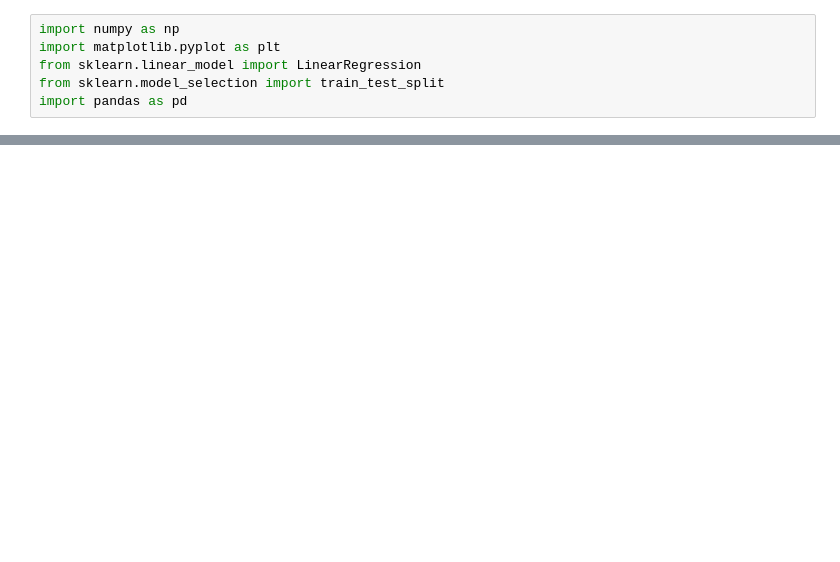
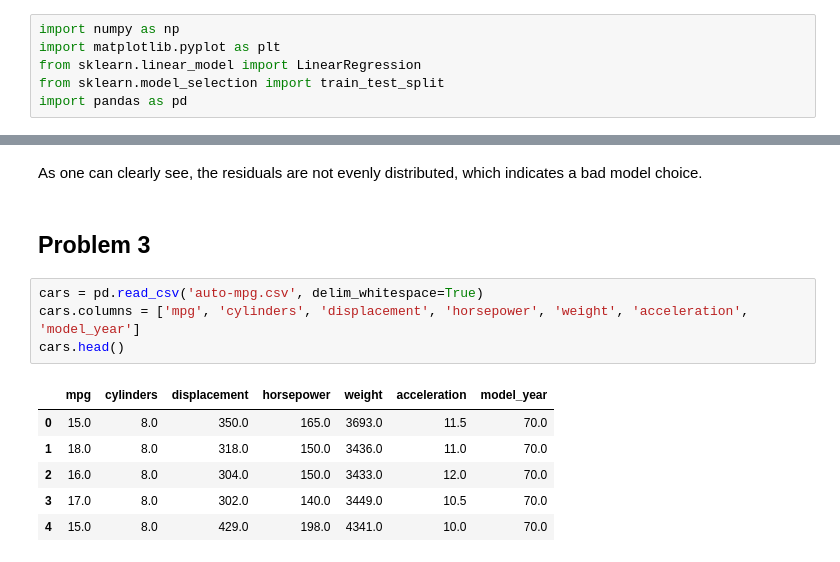
Before and after one commit to Codekob/MachineLearningAtUiT, a Jupyter notebook: Ex2/Ex2JakobKramer.ipynb, the cells around one changed output, grey strips where cells are left out. Saved outputs shown, nothing was run; the diff lists cells and outputs as text; blank space fills up the shorter version.

```diff
--- a/Ex2/Ex2JakobKramer.ipynb
+++ b/Ex2/Ex2JakobKramer.ipynb
@@ -25,0 +73,15 @@ slope = (n_of_observations*(np.sum(x*y)) - np.sum(x)*np.sum(y)) / n_of_observati
+# %% [markdown]
+As one can clearly see, the residuals are not evenly distributed, which indicates a bad model choice.
+# %% [markdown]
+## Problem 3
+# %%
+cars = pd.read_csv('auto-mpg.csv', delim_whitespace=True)
+cars.columns = ['mpg', 'cylinders', 'displacement', 'horsepower', 'weight', 'acceleration', 'model_year']
+cars.head()
+# %% [output]
+|  | mpg | cylinders | displacement | horsepower | weight | acceleration | model_year |
+| 0 | 15.0 | 8.0 | 350.0 | 165.0 | 3693.0 | 11.5 | 70.0 |
+| 1 | 18.0 | 8.0 | 318.0 | 150.0 | 3436.0 | 11.0 | 70.0 |
+| 2 | 16.0 | 8.0 | 304.0 | 150.0 | 3433.0 | 12.0 | 70.0 |
+| 3 | 17.0 | 8.0 | 302.0 | 140.0 | 3449.0 | 10.5 | 70.0 |
+| 4 | 15.0 | 8.0 | 429.0 | 198.0 | 4341.0 | 10.0 | 70.0 |
```
Also changed, not shown: parts of 11 cells of this notebook, 4 other files.
